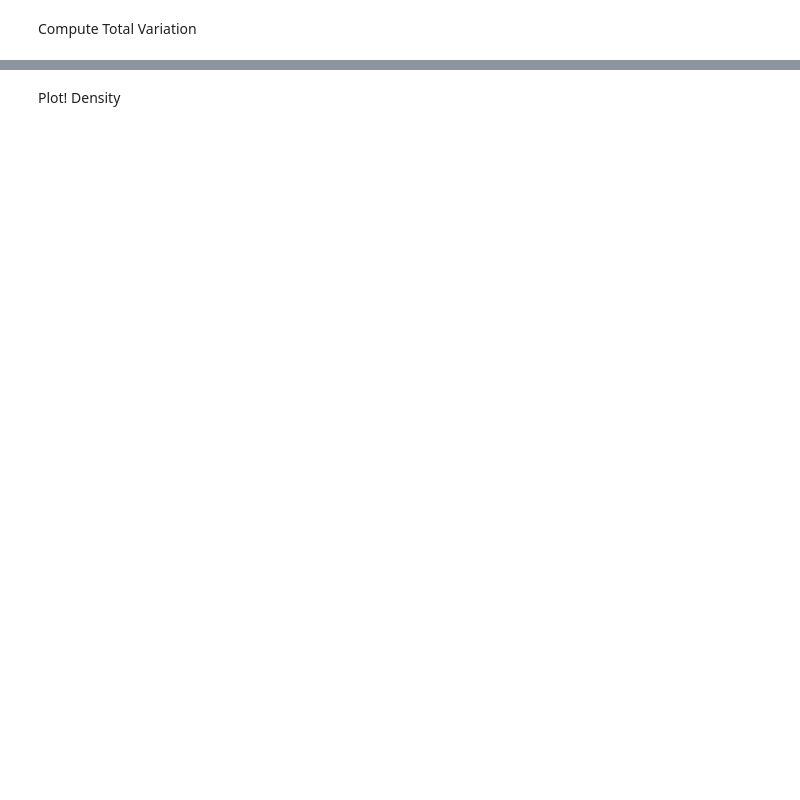
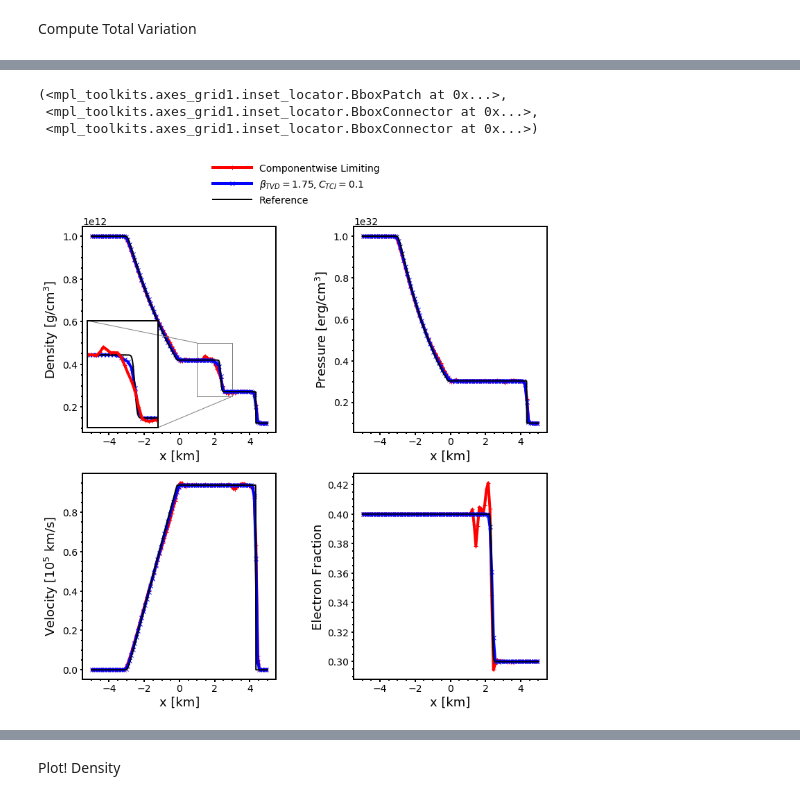
Before and after one commit to AstroBarker/dgHydro-nuc_charDecomp, a Jupyter notebook: analysis/parameterStudy/thornado_param.ipynb, the cells around one changed output, grey strips where cells are left out. Saved outputs shown, nothing was run; the diff lists cells and outputs as text; code cells hidden in the pictures; blank space fills up the shorter version.

```diff
--- a/analysis/parameterStudy/thornado_param.ipynb
+++ b/analysis/parameterStudy/thornado_param.ipynb
@@ -509,0 +413,54 @@ plt.show()
+# %%
+fig, cax = plt.subplots(2,2, sharex=False,figsize=(12,12))
+fig.subplots_adjust(hspace=.2, wspace=0.4)
+# ---
+cax[0,0].plot(data_cw_avg['x1'], data_cw_avg['uCF_D'], label="Componentwise Limiting",marker="+",color="red")
+cax[0,0].plot(data_avg[sims[10]]['x1'],data_avg[sims[10]]['uCF_D'],marker='x',color='blue',label=r"$\beta_{TVD} = 1.75, C_{TCI}=0.1$")
+cax[0,0].plot(x1_ref,data_ref['uCF_D'], linestyle='-',linewidth='2.0', label="Reference", color = "black")
+cax[0,0].set(xlabel="x [km]",ylabel = r'Density [g/cm$^3$]')
+#cax[0,0].set_title("Sod Shock Tube (t = 0.025ms)")
+# ---
+
+cax[0,1].plot(data_cw_avg['x1'], data_cw_avg['uAF_P'], label="Componentwise Limiting",marker="+",color="red")
+cax[0,1].plot(data_avg[sims[10]]['x1'],data_avg[sims[10]]['uAF_P'],marker='x',color='blue',label=r"$\beta_{TVD} = 1.75, C_{TCI}=0.1$")
+cax[0,1].plot(x1_ref,data_ref['uAF_P'], linestyle='-',linewidth='2.0', label="Reference", color = "black")
+cax[0,1].set(xlabel="x [km]",ylabel = r'Pressure [erg/cm$^3$]')
+# ---
+# generate 2 2d grids for the x & y bounds
+
+cax[1,0].plot(data_cw_avg['x1'], data_cw_avg['uPF_V1']/(10**5), label="Componentwise Limiting",marker="+",color="red")
+cax[1,0].plot(data_avg[sims[10]]['x1'],data_avg[sims[10]]['uPF_V1']/(10**5),marker='x',color='blue',label=r"$\beta_{TVD} = 1.75, C_{TCI}=0.1$")
+cax[1,0].plot(x1_ref,data_ref['uPF_V1']/(10**5), linestyle='-',linewidth='2.0', label="Reference", color = "black")
+cax[1,0].set(xlabel="x [km]",ylabel = r'Velocity [$10^{5}$ km/s]')
+# ---
+cax[1,1].plot(data_cw_avg['x1'], data_cw_avg['uAF_Ye'], label="Componentwise Limiting",marker="+",color="red")
+cax[1,1].plot(data_avg[sims[10]]['x1'],data_avg[sims[10]]['uAF_Ye'],marker='x',color='blue',label=r"$\beta_{TVD} = 1.75, C_{TCI}=0.1$")
+cax[1,1].plot(x1_ref,data_ref['uAF_Ye'], linestyle='-',linewidth='2.0', label="Reference", color = "black")
+cax[1,1].set(xlabel="x [km]",ylabel = r'Electron Fraction')
+#cax[1,1].yaxis.tick_right()
+#cax[1,1].yaxis.set_label_position("right")
+
+
+handles, labels = cax[0,0].get_legend_handles_labels()
+fig.legend(handles, labels, loc='upper center')
+
+from mpl_toolkits.axes_grid1.inset_locator import zoomed_inset_axes
+axins = zoomed_inset_axes(cax[0,0], 2.0, loc=3) # zoom-factor: 2.5, location: upper-left
+axins.plot(data_avg[sims[10]]['x1'],data_avg[sims[10]]['uCF_D'],marker='x',color='blue',label=r"$\beta_{TVD} = 1.75, C_{TCI}=0.1$")
+axins.plot(x1_ref,data_ref['uCF_D'], linestyle='-',linewidth='2.0', label="Reference", color = "black")
+axins.plot(data_cw_avg['x1'], data_cw_avg['uCF_D'], label="Componentwise Limiting",marker="+",color="red")
+x1, x2, y1, y2 = 1.0, 3, 0.25*10**12, 0.5*10**12 # specify the limits
+axins.set_xlim(x1, x2) # apply the x-limits
+axins.set_ylim(y1, y2) # apply the y-limits
+
+axins.xaxis.set_visible(False)
+axins.yaxis.set_visible(False)
+
+from mpl_toolkits.axes_grid1.inset_locator import mark_inset
+mark_inset(cax[0,0], axins, loc1=2, loc2=4, fc="none", ec="0.5")
+#plt.savefig('../figures/characteristic_cw.png', dpi=200, bbox_inches='tight')
+# %% [output]
+(<mpl_toolkits.axes_grid1.inset_locator.BboxPatch at 0x...>,
+ <mpl_toolkits.axes_grid1.inset_locator.BboxConnector at 0x...>,
+ <mpl_toolkits.axes_grid1.inset_locator.BboxConnector at 0x...>)
+[figure, added]
```
Also changed, not shown: parts of 32 cells of this notebook, 19 other files.
